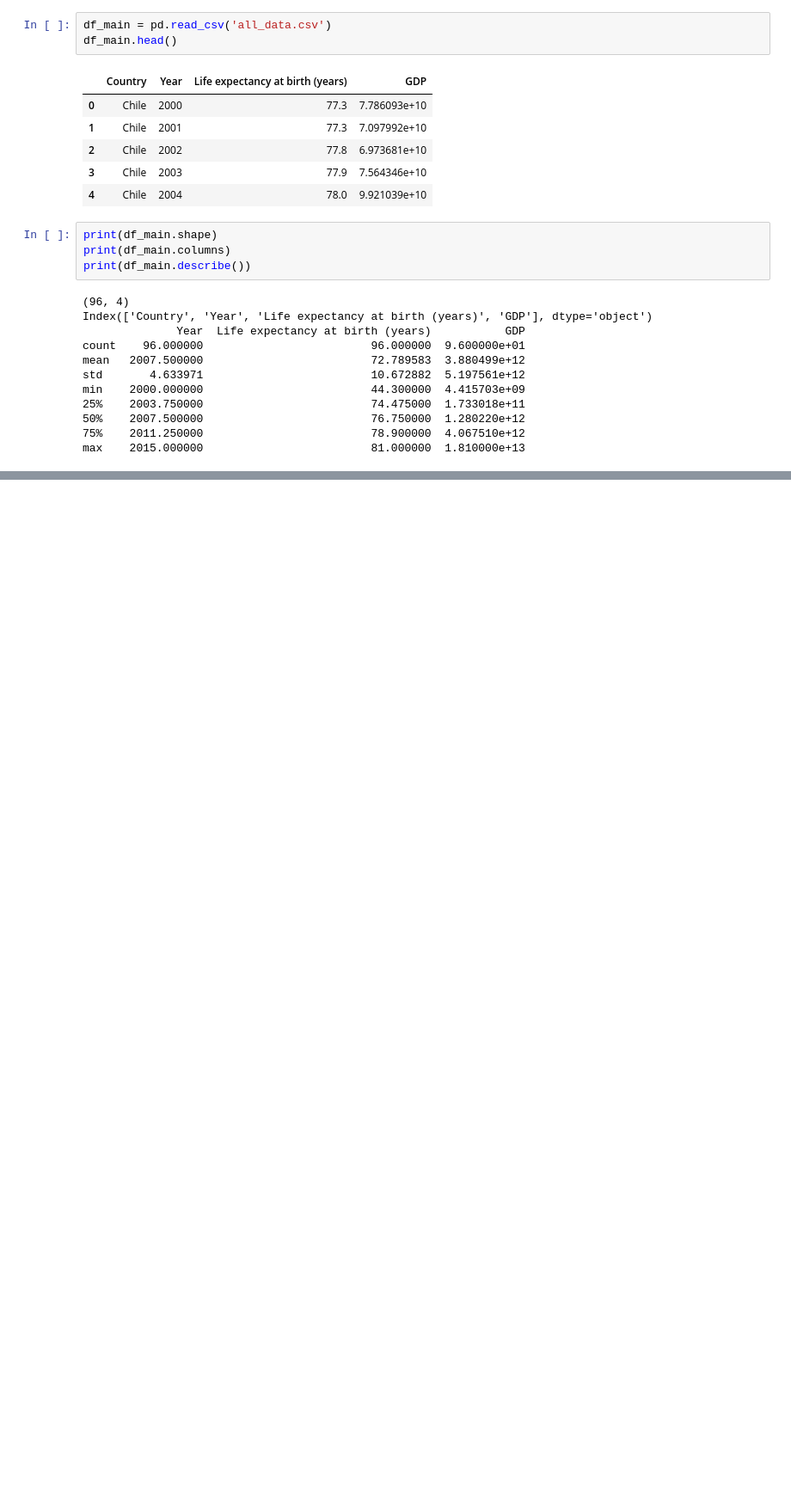
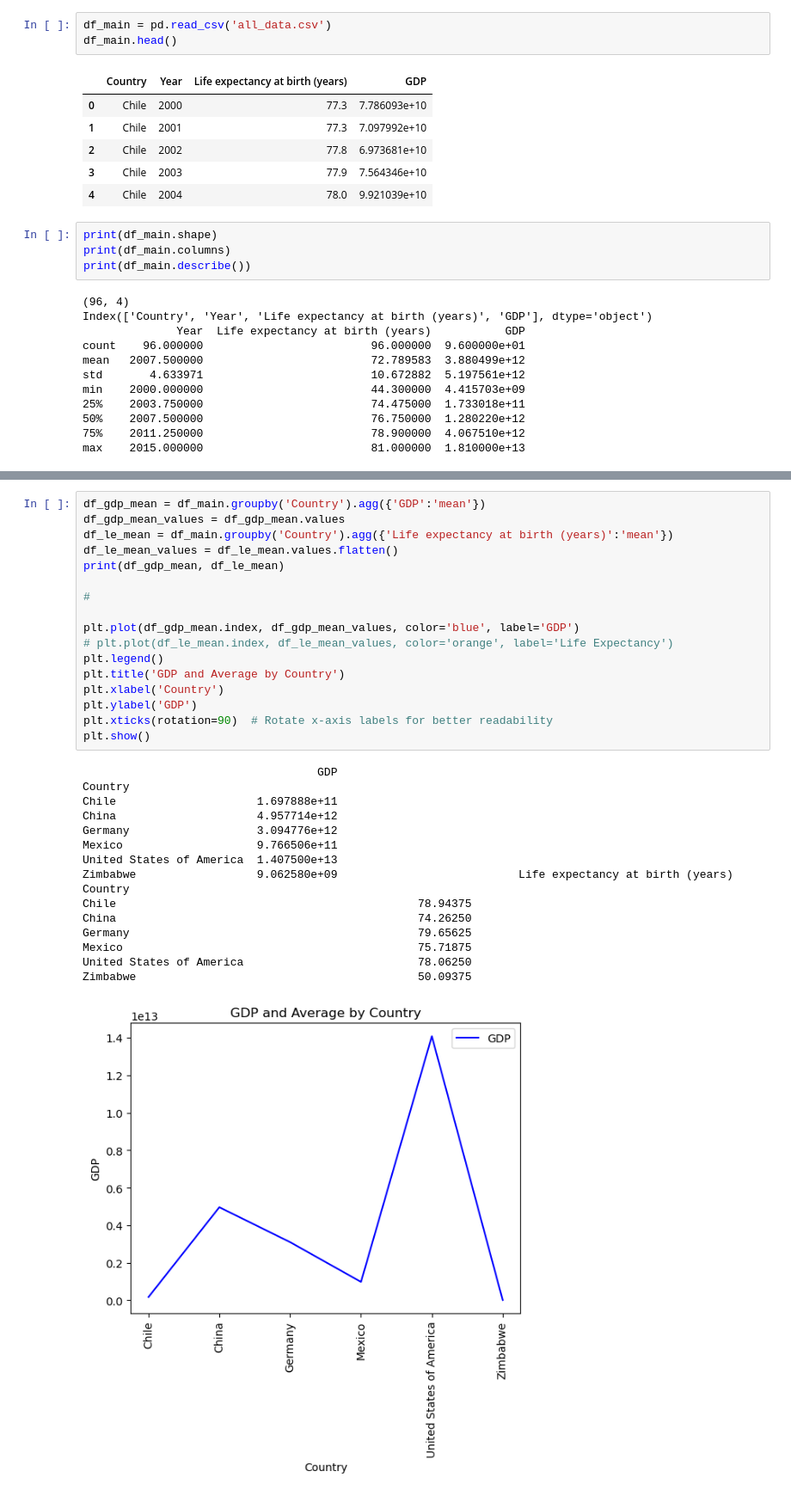
Before and after one commit to joelie1105/data_vis_module2, a Jupyter notebook: gdp_and_life_expectancy.ipynb, the cells around one changed output, grey strips where cells are left out. Shown at 86% size. Cells and saved outputs as stored; diff of their text form; blank space fills up the shorter version.

```diff
--- a/gdp_and_life_expectancy.ipynb
+++ b/gdp_and_life_expectancy.ipynb
@@ -35,0 +44,34 @@ pandas_plot = df_main.plot(kind='scatter', x='Country', y='GDP')
+# %%
+df_gdp_mean = df_main.groupby('Country').agg({'GDP':'mean'})
+df_gdp_mean_values = df_gdp_mean.values
+df_le_mean = df_main.groupby('Country').agg({'Life expectancy at birth (years)':'mean'})
+df_le_mean_values = df_le_mean.values.flatten()
+print(df_gdp_mean, df_le_mean)
+
+#
+
+plt.plot(df_gdp_mean.index, df_gdp_mean_values, color='blue', label='GDP')
+# plt.plot(df_le_mean.index, df_le_mean_values, color='orange', label='Life Expectancy')
+plt.legend()
+plt.title('GDP and Average by Country')
+plt.xlabel('Country')
+plt.ylabel('GDP')
+plt.xticks(rotation=90)  # Rotate x-axis labels for better readability
+plt.show()
+# %% [output]
+                                   GDP
+Country
+Chile                     1.697888e+11
+China                     4.957714e+12
+Germany                   3.094776e+12
+Mexico                    9.766506e+11
+United States of America  1.407500e+13
+Zimbabwe                  9.062580e+09                           Life expectancy at birth (years)
+Country
+Chile                                             78.94375
+China                                             74.26250
+Germany                                           79.65625
+Mexico                                            75.71875
+United States of America                          78.06250
+Zimbabwe                                          50.09375
+[figure, added]
```
Also changed, not shown: parts of 3 cells of this notebook.
